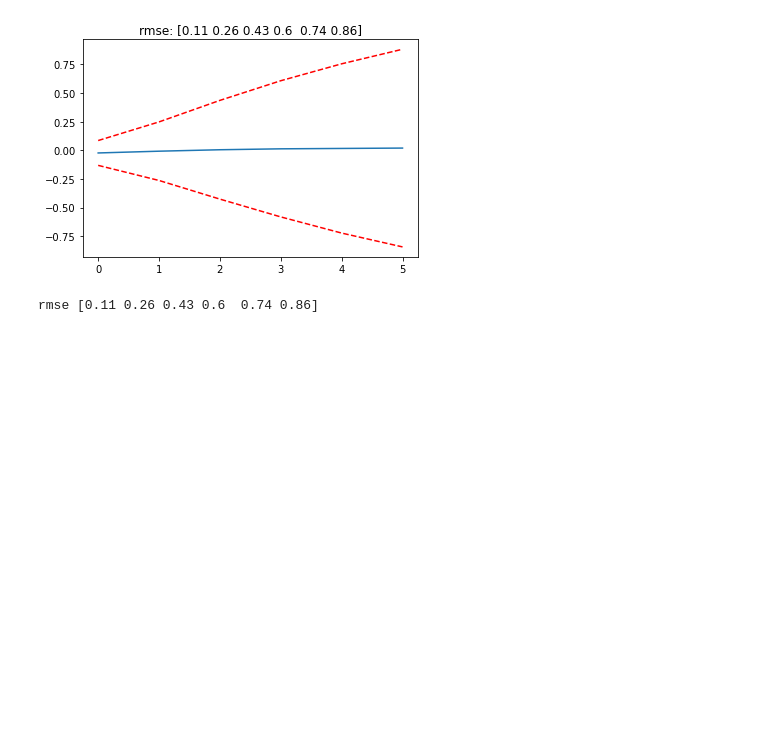
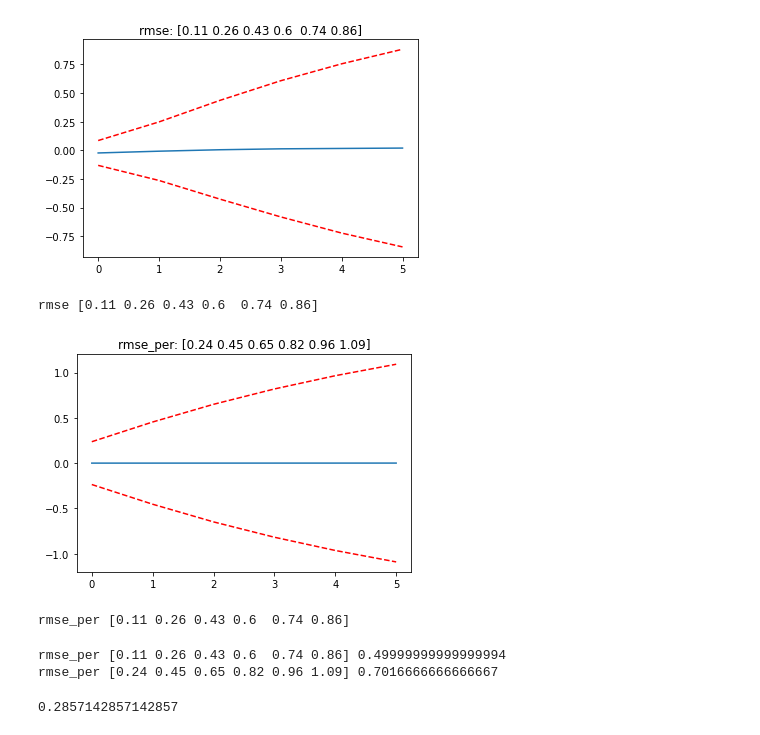
Before and after one commit to rickardbrannvall/valborg, a Jupyter notebook: model_3_neural.ipynb, the cells around one changed output. Drawn from its saved outputs; the diff is of its cells as text; code cells hidden in the pictures; blank space fills up the shorter version.

```diff
--- a/model_3_neural.ipynb
+++ b/model_3_neural.ipynb
@@ -263,4 +268,27 @@ print("rmse", np.round(np.sqrt(avg**2+std**2),2))
 [figure]
 rmse [0.11 0.26 0.43 0.6  0.74 0.86]
 # %%
-5*60/8*24
+err_per = Y_test[1:,:] - Y_test[:-1,:1]
+avg_per = err_per.mean(axis=0)
+std_per = err_per.std(axis=0)
+plt.plot(avg_per)
+plt.plot(avg_per+std_per,'r--')
+plt.plot(avg_per-std_per,'r--')
+plt.title("rmse_per: "+str(np.round(np.sqrt(avg_per**2+std_per**2),2)))
+plt.savefig(savename+"_cone_per.png")
+plt.show()
+
+print("rmse_per", np.round(np.sqrt(avg_per**2+std_per**2),2),np.round(np.sqrt(avg_per**2+std_per**2),2).mean())
+# %% [output]
+[figure, added]
+rmse_per [0.11 0.26 0.43 0.6  0.74 0.86]
+# %%
+print("rmse_per", np.round(np.sqrt(avg**2+std**2),2),np.round(np.sqrt(avg**2+std**2),2).mean())
+print("rmse_per", np.round(np.sqrt(avg_per**2+std_per**2),2),np.round(np.sqrt(avg_per**2+std_per**2),2).mean())
+# %% [output]
+rmse_per [0.11 0.26 0.43 0.6  0.74 0.86] 0.49999999999999994
+rmse_per [0.24 0.45 0.65 0.82 0.96 1.09] 0.7016666666666667
+# %%
+1-0.5/0.7
+# %% [output]
+0.2857142857142857
```
Also changed, not shown: parts of 1 cell of this notebook, 2 other files.
